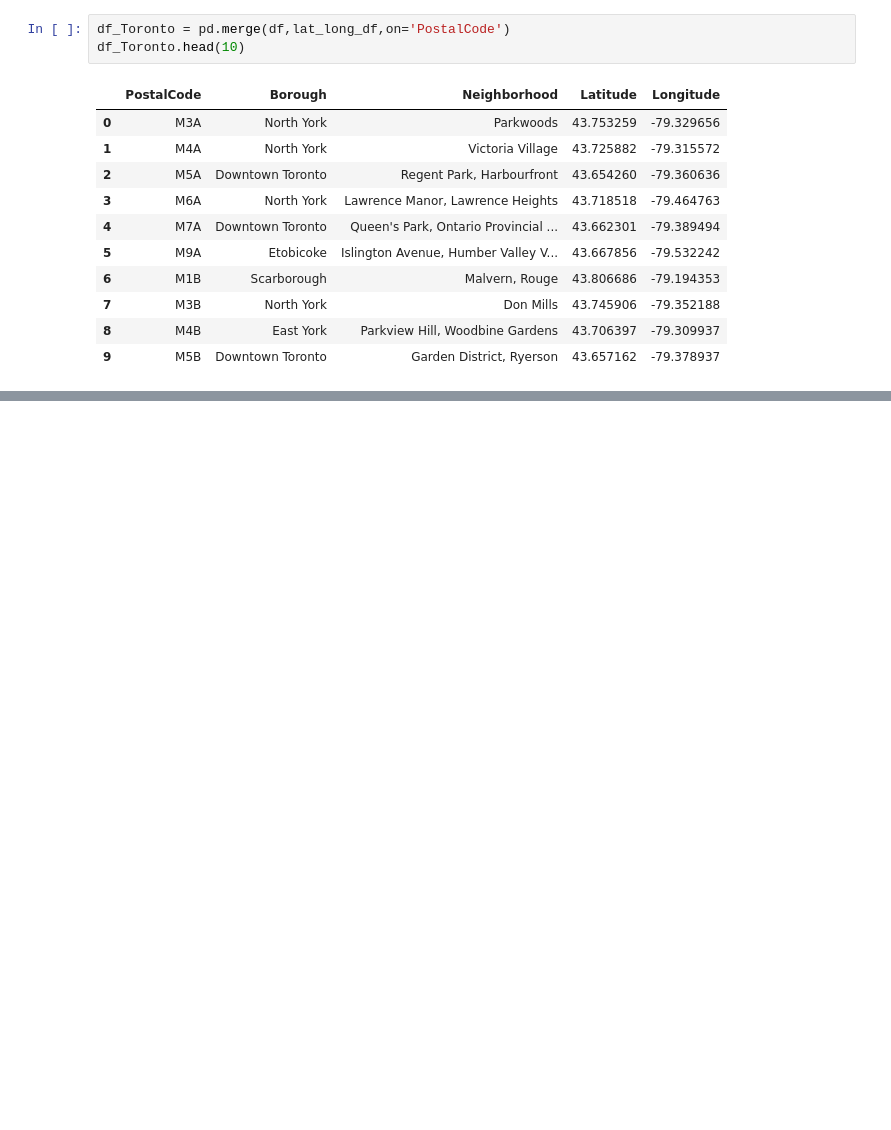
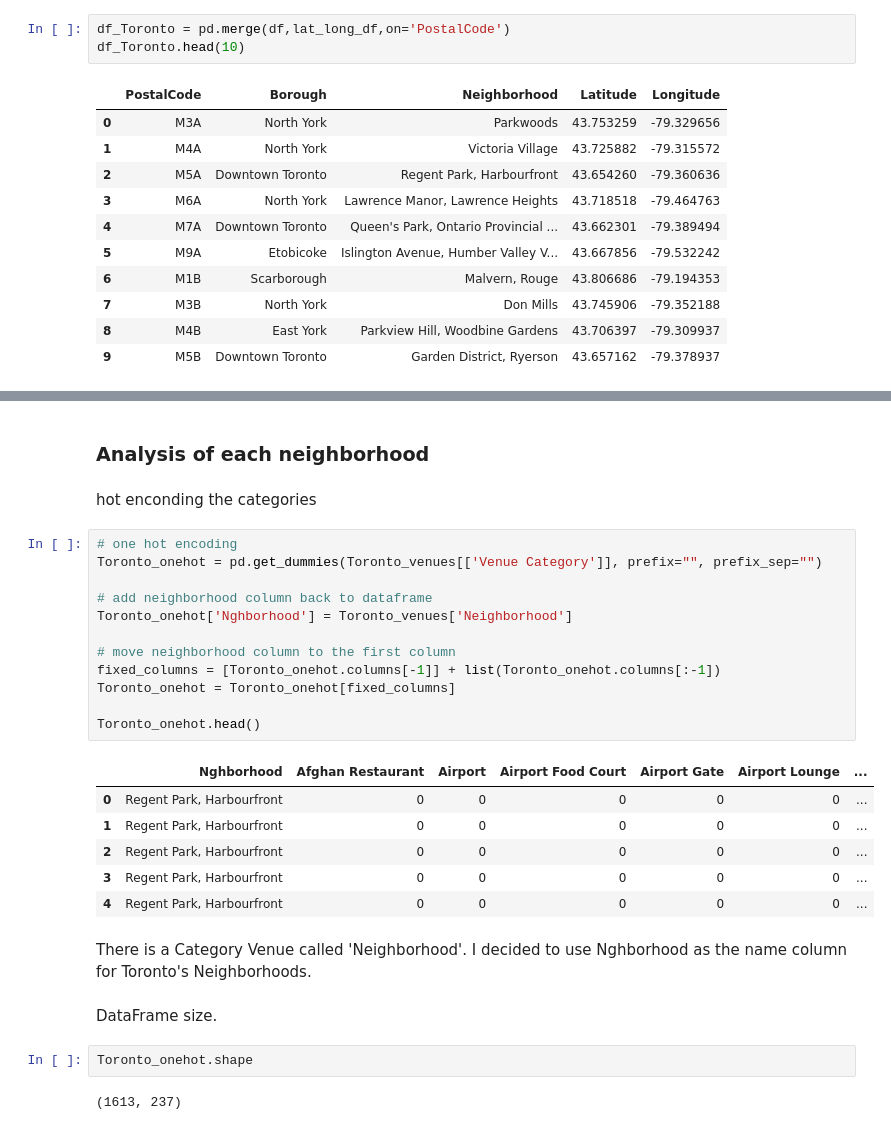
Before and after one commit to rcofrer/Coursera_Capstone, a Jupyter notebook: Clustering_Toronto_Neighborhoods.ipynb, the cells around one changed output, grey strips where cells are left out. Drawn from its saved outputs; the diff is of its cells as text; blank space fills up the shorter version.

```diff
--- a/Clustering_Toronto_Neighborhoods.ipynb
+++ b/Clustering_Toronto_Neighborhoods.ipynb
@@ -130,0 +265,31 @@ df_Toronto.head(10)
+# %% [markdown]
+### Analysis of each neighborhood
+# %% [markdown]
+hot enconding the categories
+# %%
+# one hot encoding
+Toronto_onehot = pd.get_dummies(Toronto_venues[['Venue Category']], prefix="", prefix_sep="")
+
+# add neighborhood column back to dataframe
+Toronto_onehot['Nghborhood'] = Toronto_venues['Neighborhood']
+
+# move neighborhood column to the first column
+fixed_columns = [Toronto_onehot.columns[-1]] + list(Toronto_onehot.columns[:-1])
+Toronto_onehot = Toronto_onehot[fixed_columns]
+
+Toronto_onehot.head()
+# %% [output]
+|  | Nghborhood | Afghan Restaurant | Airport | Airport Food Court | Airport Gate | Airport Lounge | ... |
+| 0 | Regent Park, Harbourfront | 0 | 0 | 0 | 0 | 0 | ... |
+| 1 | Regent Park, Harbourfront | 0 | 0 | 0 | 0 | 0 | ... |
+| 2 | Regent Park, Harbourfront | 0 | 0 | 0 | 0 | 0 | ... |
+| 3 | Regent Park, Harbourfront | 0 | 0 | 0 | 0 | 0 | ... |
+| 4 | Regent Park, Harbourfront | 0 | 0 | 0 | 0 | 0 | ... |
+# %% [markdown]
+There is a Category Venue called 'Neighborhood'. I decided to use Nghborhood as the name column for Toronto's Neighborhoods.
+# %% [markdown]
+DataFrame size.
+# %%
+Toronto_onehot.shape
+# %% [output]
+(1613, 237)
```
Also changed, not shown: parts of 37 cells of this notebook.
